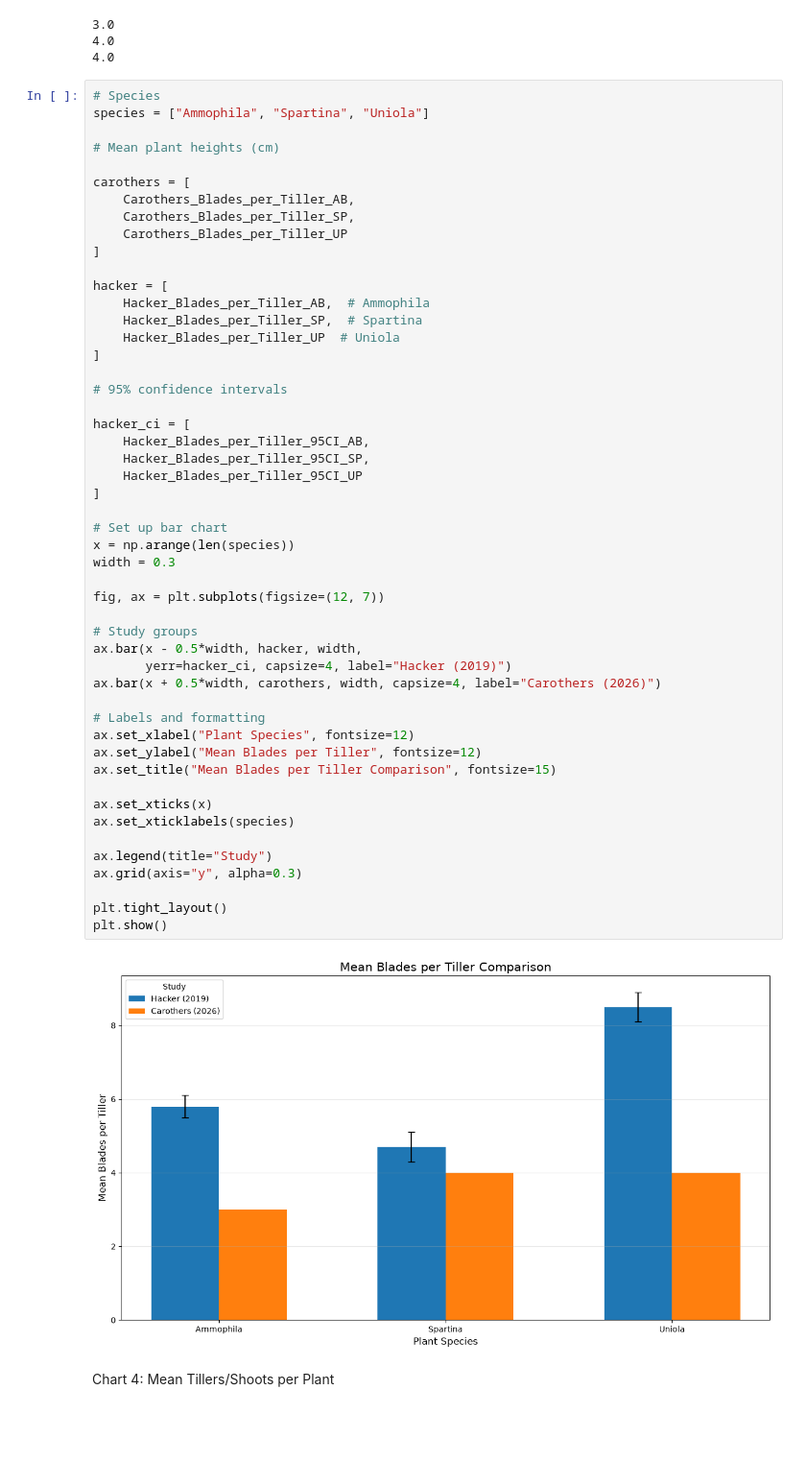
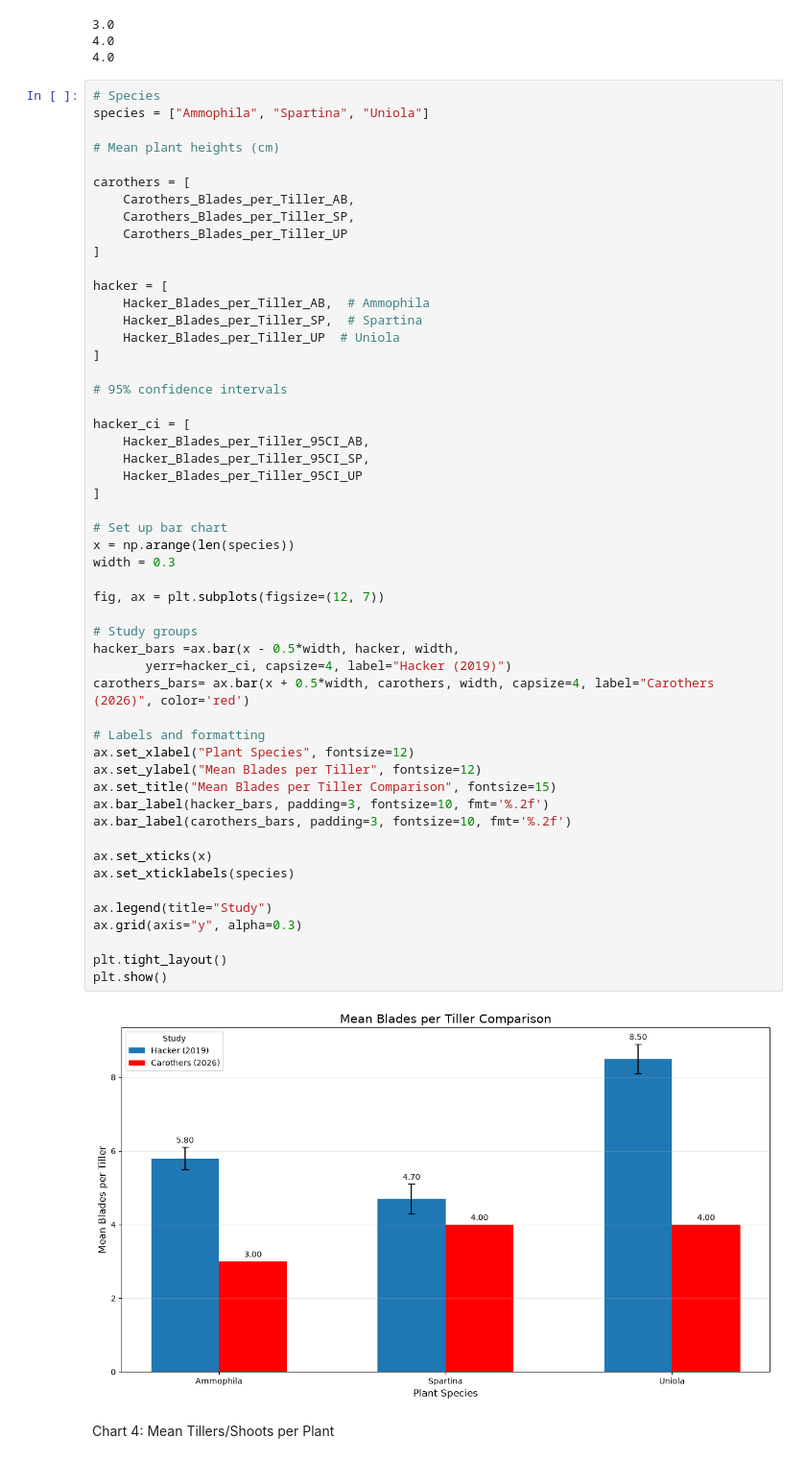
Before and after one commit to stromc485/CECL, a Jupyter notebook: Metamorphics_Plotting.ipynb, the cells around one changed output. Shown at 96% size. Drawn from its saved outputs; the diff is of its cells as text; blank space fills up the shorter version.

```diff
--- a/Metamorphics_Plotting.ipynb
+++ b/Metamorphics_Plotting.ipynb
@@ -508,36 +517,38 @@ hacker = [
 
 hacker_ci = [
     Hacker_Blades_per_Tiller_95CI_AB,
     Hacker_Blades_per_Tiller_95CI_SP,
     Hacker_Blades_per_Tiller_95CI_UP
 ]
 
 # Set up bar chart
 x = np.arange(len(species))
 width = 0.3
 
 fig, ax = plt.subplots(figsize=(12, 7))
 
 # Study groups
-ax.bar(x - 0.5*width, hacker, width,
+hacker_bars =ax.bar(x - 0.5*width, hacker, width,
        yerr=hacker_ci, capsize=4, label="Hacker (2019)")
-ax.bar(x + 0.5*width, carothers, width, capsize=4, label="Carothers (2026)")
+carothers_bars= ax.bar(x + 0.5*width, carothers, width, capsize=4, label="Carothers (2026)", color='red')
 
 # Labels and formatting
 ax.set_xlabel("Plant Species", fontsize=12)
 ax.set_ylabel("Mean Blades per Tiller", fontsize=12)
 ax.set_title("Mean Blades per Tiller Comparison", fontsize=15)
+ax.bar_label(hacker_bars, padding=3, fontsize=10, fmt='%.2f')
+ax.bar_label(carothers_bars, padding=3, fontsize=10, fmt='%.2f')
 
 ax.set_xticks(x)
 ax.set_xticklabels(species)
 
 ax.legend(title="Study")
 ax.grid(axis="y", alpha=0.3)
 
 plt.tight_layout()
 plt.show()
 # %% [output]
-[figure, old version]
+[figure, new version]
 # %% [markdown]
 Chart 4: Mean Tillers/Shoots per Plant
 # %%
```
Also changed, not shown: parts of 10 cells of this notebook.
